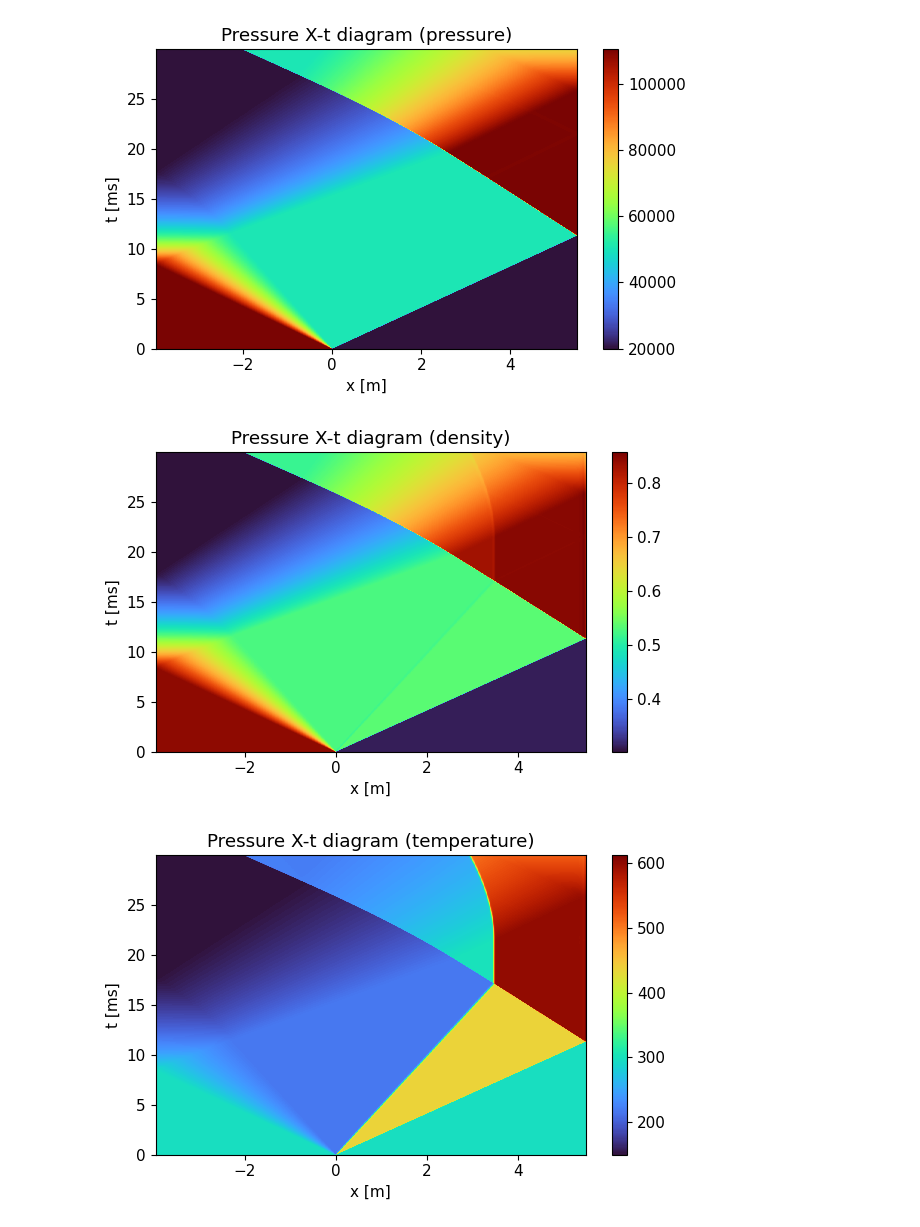
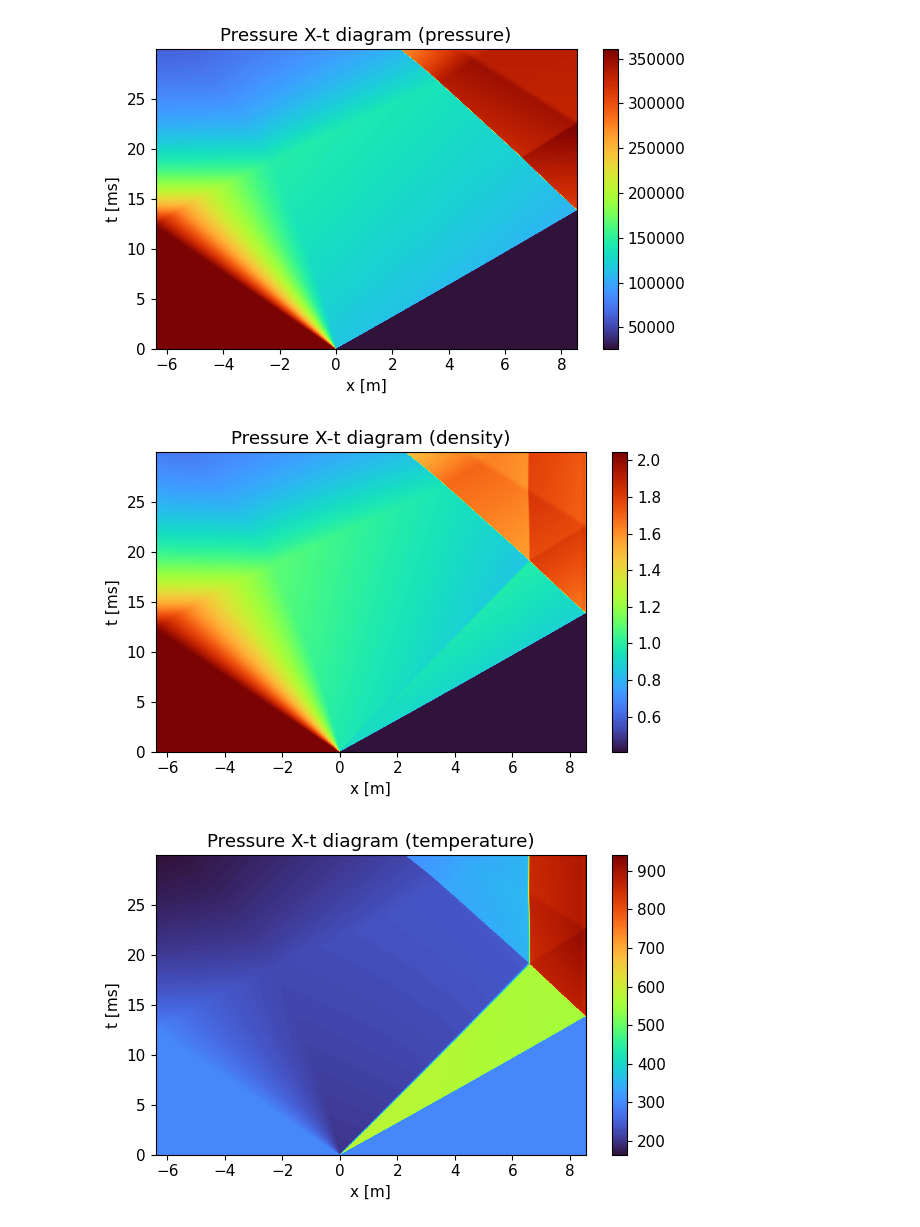
Before and after one commit to krainrpmt/StanShock_0.1.1_NIMT, a Jupyter notebook: examples/validation/SOD + BL Simulation.ipynb, the cells around one changed output. Saved outputs shown, nothing was run; the diff lists cells and outputs as text; code cells hidden in the pictures.

Commit message:
graph works

```diff
--- a/examples/validation/SOD + BL Simulation.ipynb
+++ b/examples/validation/SOD + BL Simulation.ipynb
@@ -988,14 +988,14 @@ Average shock speed from x(t_arrival) [m/s]: 485.342
 # BLOCK 2: Probe/attenuation/X-t post-processing (no CFD rerun).
 # This block loads the cached file from the CFD output folder (no cfd_data dependency).
 
-xLower = -3.96
-xUpper = 5.49
+xLower = -6.4
+xUpper = 8.54
 
 cache_dir = 'SOD + BL Simulation Output'
-case_name = 'case1_30ms_nx1000_cfl0-05_NO-BL'
+case_name = 'benchmark_30ms_nx1000_cfl0-05_BL'
 probe_locations = np.linspace(xLower,xUpper,1000) # <-- edit here
 probe_locations = probe_locations[probe_locations >= 0.5]
-probe_locations = probe_locations[probe_locations <= 5.4]
+probe_locations = probe_locations[probe_locations <= 8.52]
 probe_count = 5
 
 # Step A: Generate evenly spaced indices (floats)
@@ -1012,7 +1012,7 @@ print(probe_locations)
 
 rise_fraction = 0.001
 baseline_fraction = 0.05  # XX% baseline window = baseline_fraction * 100
-p_threshold = 0.2005e5  # e.g. 0.201e5 for explicit threshold in Pa / None for auto
+p_threshold = 0.5005e5  # e.g. 0.201e5 for explicit threshold in Pa / None for auto
 
 cached_metrics = postprocess_cached_results(
     results_location=cache_dir,
@@ -1069,6 +1069,6 @@ Segment shock speeds U_s [m/s]: [485.0949728  485.28575413 485.12416962 485.2380
-[figure, old version]
+[figure, new version]
-[figure, old version]
+[figure, new version]
-[figure, old version]
+[figure, new version]
 # %%
 plot_cfd_profiles_vs_x_at_time(target_time=15.5e-3,
     results_location = None,
```
Also changed, not shown: parts of 3 cells of this notebook.
